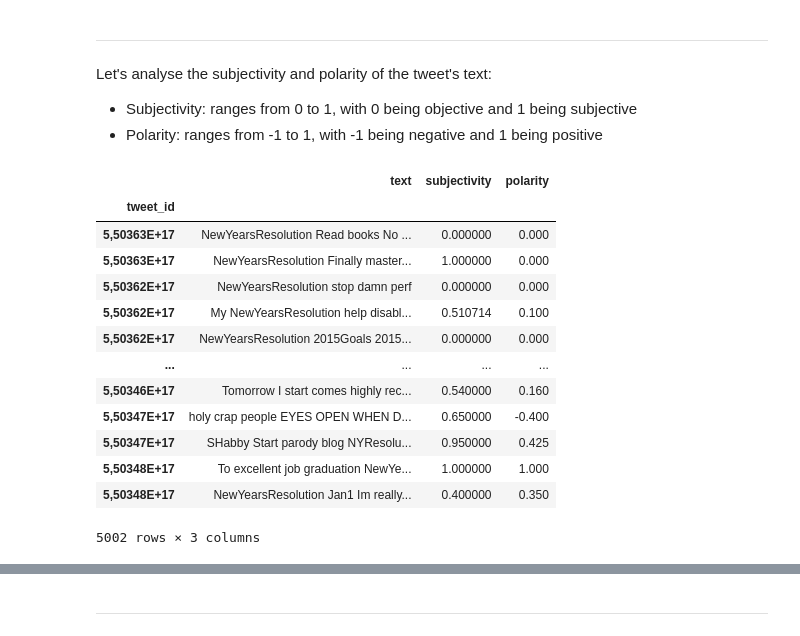
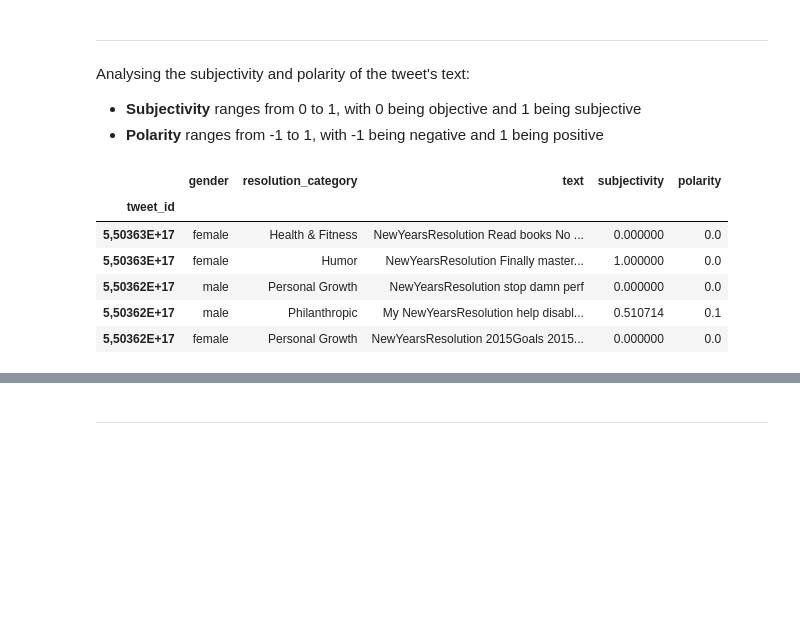
Before and after one commit to RobertaBRC/portfolio_projects, a Jupyter notebook: NewYearsResolutions.ipynb, the cells around one changed output, grey strips where cells are left out. Drawn from its saved outputs; the diff is of its cells as text; code cells hidden in the pictures; blank space fills up the shorter version.

```diff
--- a/NewYearsResolutions.ipynb
+++ b/NewYearsResolutions.ipynb
@@ -21,5 +39,8 @@ ny_resolutions.shape
 # %% [output]
 (5002, 14)
 # %%
-# Setting a custom index for the dataframe ('tweet_id')
+# Setting a custom index for the dataframe ('tweet_id') and selecting the relevant columns
+
 ny_resolutions.set_index('tweet_id', inplace = True)
+ny_resolutions = ny_resolutions[['gender', 'resolution_category', 'text']]
+ny_resolutions.head()
@@ -26,4 +54,0 @@ ny_resolutions.set_index('tweet_id', inplace = True)
-# %%
-# Selecting only the relevant columns
-ny_resolutions = ny_resolutions[['gender', 'resolution_category', 'retweet_count', 'text']]
-ny_resolutions.head()
@@ -63,35 +108,29 @@ Name: text, dtype: object
 # %% [markdown]
 ---
 # %% [markdown]
-Let's analyse the subjectivity and polarity of the tweet's text:
-- Subjectivity: ranges from 0 to 1, with 0 being objective and 1 being subjective
-- Polarity: ranges from -1 to 1, with -1 being negative and 1 being positive
+Analysing the subjectivity and polarity of the tweet's text:
+- __Subjectivity__ ranges from 0 to 1, with 0 being objective and 1 being subjective
+- __Polarity__ ranges from -1 to 1, with -1 being negative and 1 being positive
 # %%
-# Creating functions to determine the Subjectivity and Polarity as well as creating new columns in the dataframe to include Subjectivity and Polarity
+# Creating functions to determine the Subjectivity and Polarity and add them to the dataframe (creating new columns)
+
 def getSubjectivity(text):
     return TextBlob(text).sentiment.subjectivity
 
 def getPolarity(text):
     return TextBlob(text).sentiment.polarity
 
 ny_resolutions['subjectivity'] = ny_resolutions['text'].apply(getSubjectivity)
 ny_resolutions['polarity'] = ny_resolutions['text'].apply(getPolarity)
 
-ny_resolutions[['text', 'subjectivity', 'polarity']]
+ny_resolutions.head()
 # %% [output]
-|  | text | subjectivity | polarity |
-| tweet_id |  |  |  |
-| 5,50363E+17 | NewYearsResolution Read books No ... | 0.000000 | 0.000 |
-| 5,50363E+17 | NewYearsResolution Finally master... | 1.000000 | 0.000 |
-| 5,50362E+17 | NewYearsResolution stop damn perf | 0.000000 | 0.000 |
-| 5,50362E+17 | My NewYearsResolution help disabl... | 0.510714 | 0.100 |
-| 5,50362E+17 | NewYearsResolution 2015Goals 2015... | 0.000000 | 0.000 |
-| ... | ... | ... | ... |
-| 5,50346E+17 | Tomorrow I start comes highly rec... | 0.540000 | 0.160 |
-| 5,50347E+17 | holy crap people EYES OPEN WHEN D... | 0.650000 | -0.400 |
-| 5,50347E+17 | SHabby Start parody blog NYResolu... | 0.950000 | 0.425 |
-| 5,50348E+17 | To excellent job graduation NewYe... | 1.000000 | 1.000 |
-| 5,50348E+17 | NewYearsResolution Jan1 Im really... | 0.400000 | 0.350 |
+|  | gender | resolution_category | text | subjectivity | polarity |
+| tweet_id |  |  |  |  |  |
+| 5,50363E+17 | female | Health & Fitness | NewYearsResolution Read books No ... | 0.000000 | 0.0 |
+| 5,50363E+17 | female | Humor | NewYearsResolution Finally master... | 1.000000 | 0.0 |
+| 5,50362E+17 | male | Personal Growth | NewYearsResolution stop damn perf | 0.000000 | 0.0 |
+| 5,50362E+17 | male | Philanthropic | My NewYearsResolution help disabl... | 0.510714 | 0.1 |
+| 5,50362E+17 | female | Personal Growth | NewYearsResolution 2015Goals 2015... | 0.000000 | 0.0 |
-5002 rows × 3 columns
 # %%
 # Getting the sentiment associated with each tweet based on its polarity
```
Also changed, not shown: parts of 26 cells of this notebook.
